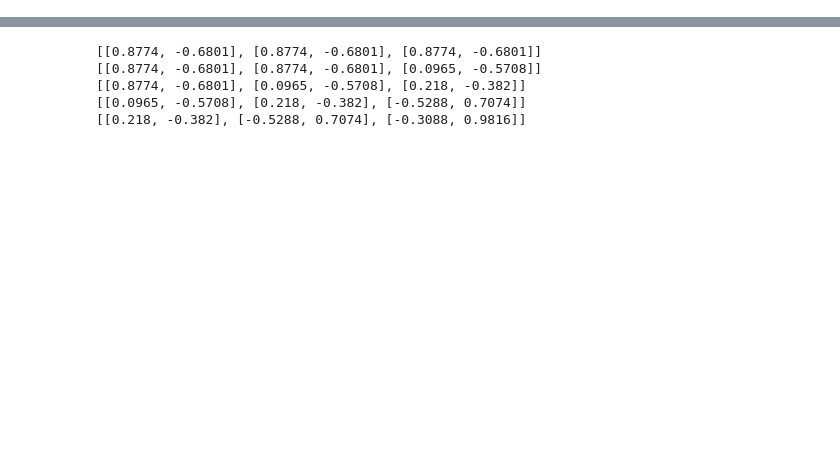
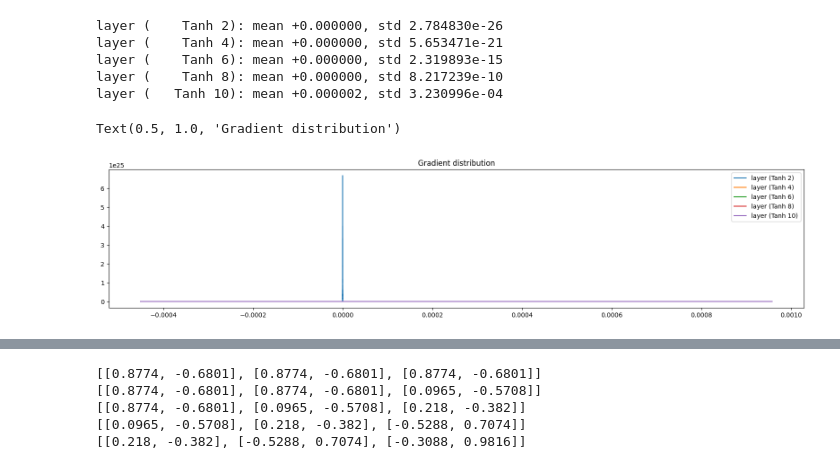
Before and after one commit to michal-minich/makemore-mm, a Jupyter notebook: projects/layers/layers.ipynb, the cells around one changed output, grey strips where cells are left out. Saved outputs shown, nothing was run; the diff lists cells and outputs as text; code cells hidden in the pictures; blank space fills up the shorter version.

```diff
--- a/projects/layers/layers.ipynb
+++ b/projects/layers/layers.ipynb
@@ -198,0 +241,21 @@ logits.shape:        [32, 27]
+# %%
+# visualize histograms
+plt.figure(figsize=(20, 4)) # width and height of the plot
+legends = []
+for l in np.layers[:-1]: # note: exclude the output layer
+  if isinstance(l, Tanh):
+    t: Tensor = l.out.grad # type: ignore
+    print('layer (%10s): mean %+f, std %e' % (l.name, t.mean(), t.std()))
+    hy, hx = torch.histogram(t, density=True)
+    plt.plot(hx[:-1].detach(), hy.detach())
+    legends.append(f'layer ({l.name})')
+plt.legend(legends);
+plt.title('Gradient distribution')
+# %% [output]
+layer (    Tanh 2): mean +0.000000, std 2.784830e-26
+layer (    Tanh 4): mean +0.000000, std 5.653471e-21
+layer (    Tanh 6): mean +0.000000, std 2.319893e-15
+layer (    Tanh 8): mean +0.000000, std 8.217239e-10
+layer (   Tanh 10): mean +0.000002, std 3.230996e-04
+Text(0.5, 1.0, 'Gradient distribution')
+[figure, added]
```
Also changed, not shown: parts of 17 cells of this notebook, 3 other files.
